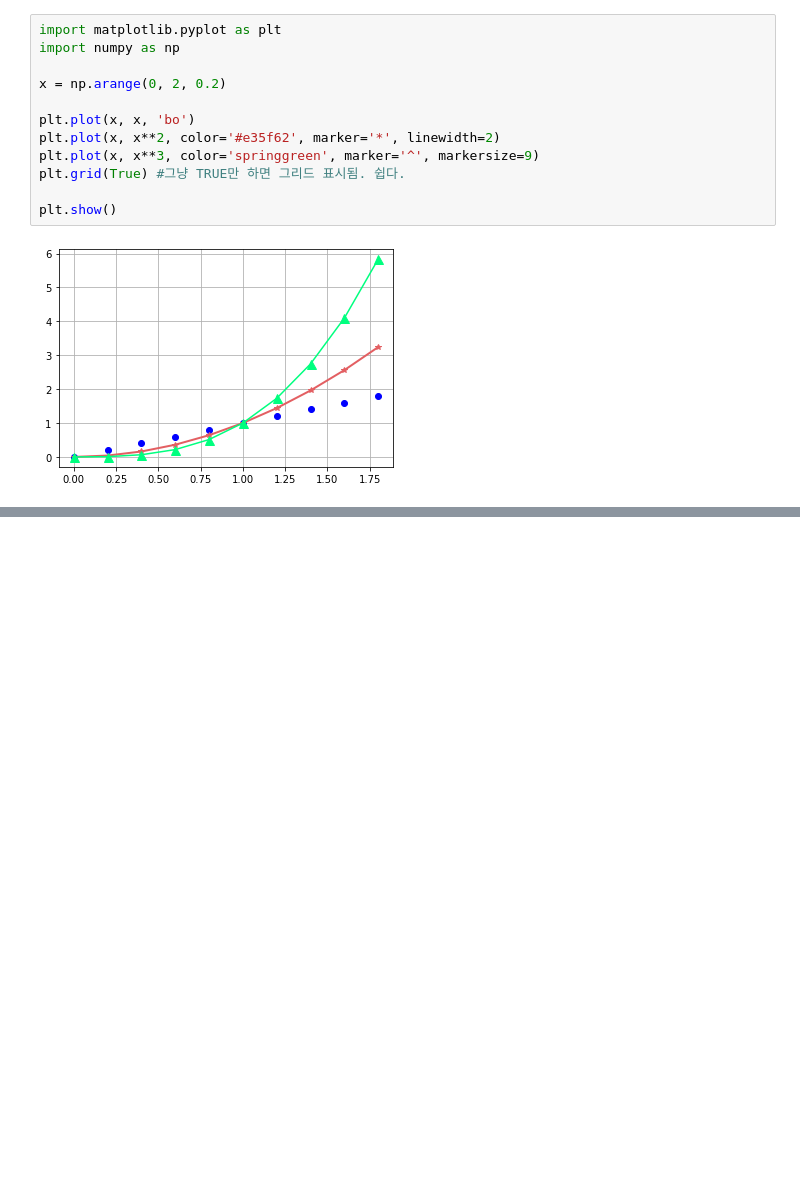
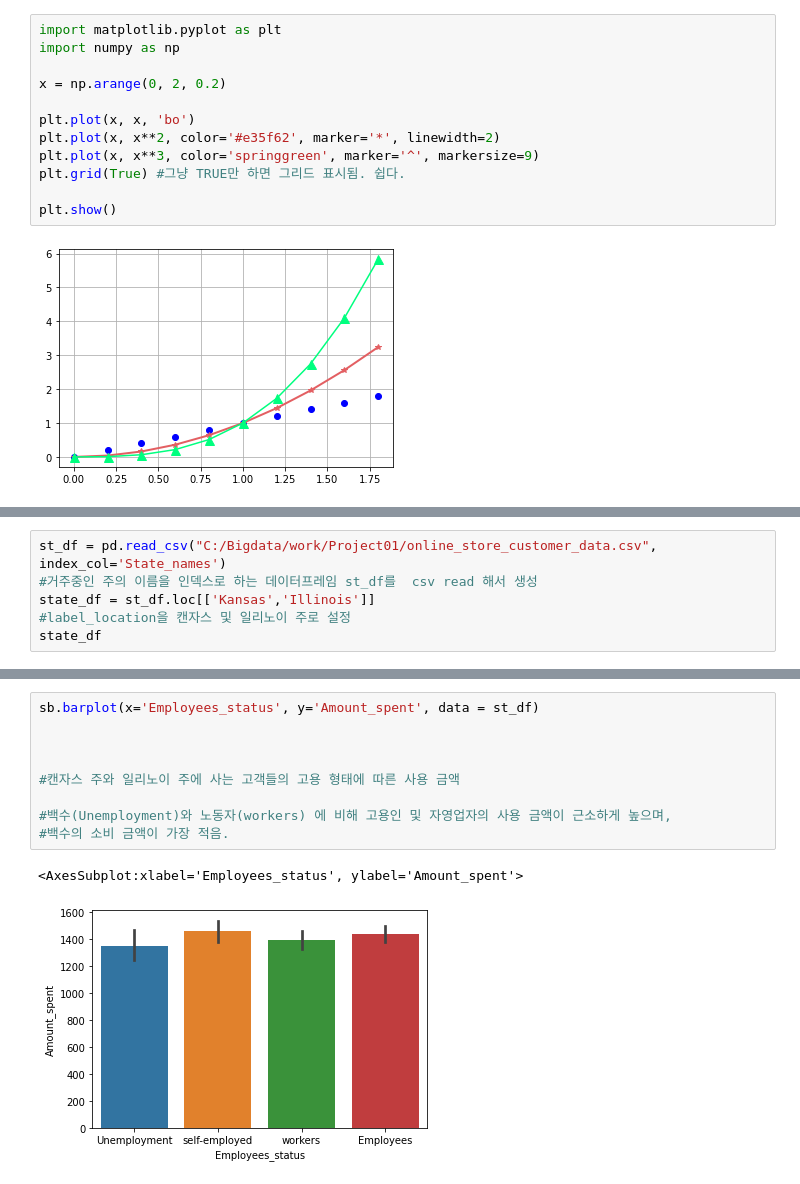
Before and after one commit to Chazz-G6/BigdataProf, a Jupyter notebook: Project01/visualization.ipynb, the cells around one changed output, grey strips where cells are left out. Cells and saved outputs as stored; diff of their text form; blank space fills up the shorter version.

```diff
--- a/Project01/visualization.ipynb
+++ b/Project01/visualization.ipynb
@@ -340,0 +445,6 @@ plt.show()
+# %%
+st_df = pd.read_csv("C:/Bigdata/work/Project01/online_store_customer_data.csv", index_col='State_names')
+#거주중인 주의 이름을 인덱스로 하는 데이터프레임 st_df를  csv read 해서 생성
+state_df = st_df.loc[['Kansas','Illinois']]
+#label_location을 캔자스 및 일리노이 주로 설정
+state_df
@@ -340,0 +466,12 @@ plt.show()
+# %%
+sb.barplot(x='Employees_status', y='Amount_spent', data = st_df)
+
+
+
+#캔자스 주와 일리노이 주에 사는 고객들의 고용 형태에 따른 사용 금액
+
+#백수(Unemployment)와 노동자(workers) 에 비해 고용인 및 자영업자의 사용 금액이 근소하게 높으며,
+#백수의 소비 금액이 가장 적음.
+# %% [output]
+<AxesSubplot:xlabel='Employees_status', ylabel='Amount_spent'>
+[figure, added]
```
Also changed, not shown: parts of 17 cells of this notebook.
